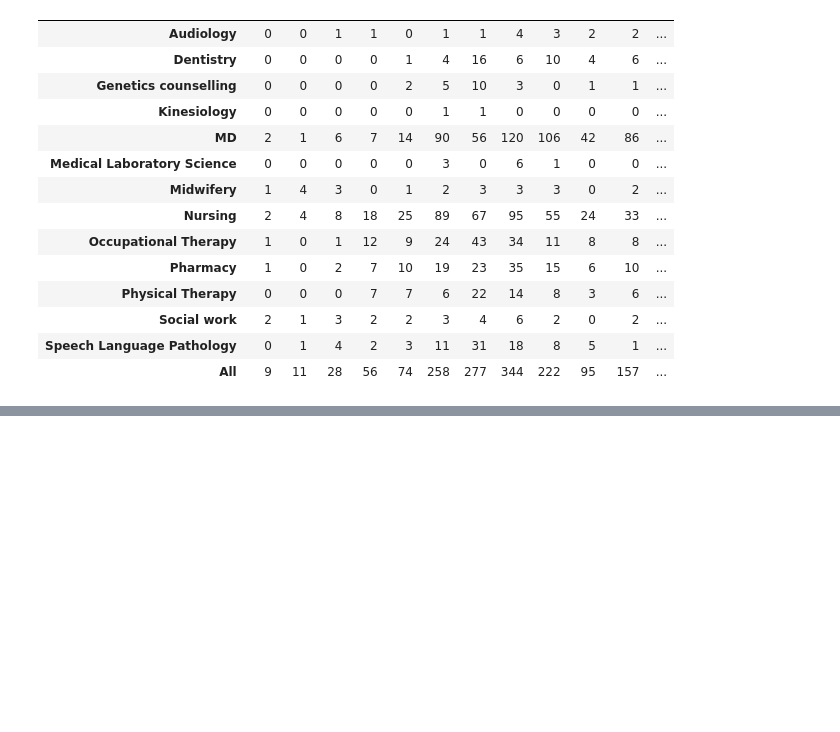
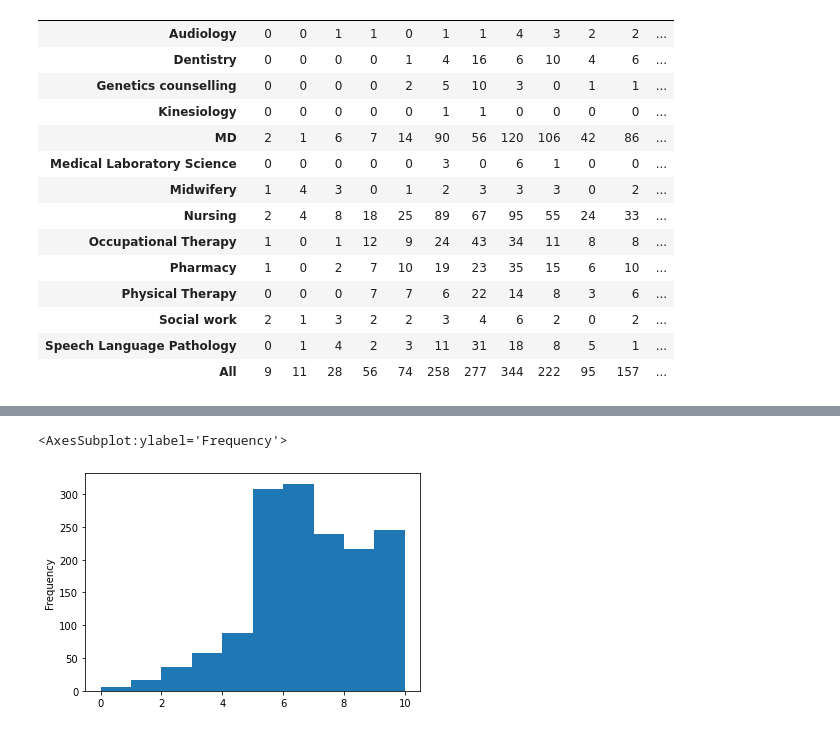
Before and after one commit to minnieteng/ai_survey, a Jupyter notebook: survey_analysis.ipynb, the cells around one changed output, grey strips where cells are left out. Cells and saved outputs as stored; diff of their text form; code cells hidden in the pictures; blank space fills up the shorter version.

```diff
--- a/survey_analysis.ipynb
+++ b/survey_analysis.ipynb
@@ -584,0 +976,7 @@ sp.posthoc_conover(df_val, val_col='AI_percep', group_col='program', p_adjust =
+# %%
+#Likert Scale Responses to Statement:"I believe healthcare students need to learn the basics of AI."
+AI_ed_dist = df_val["AI_ed_Likert"]
+AI_ed_dist.plot(kind="hist")
+# %% [output]
+<AxesSubplot:ylabel='Frequency'>
+[figure, added]
```
Also changed, not shown: parts of 71 cells of this notebook.
